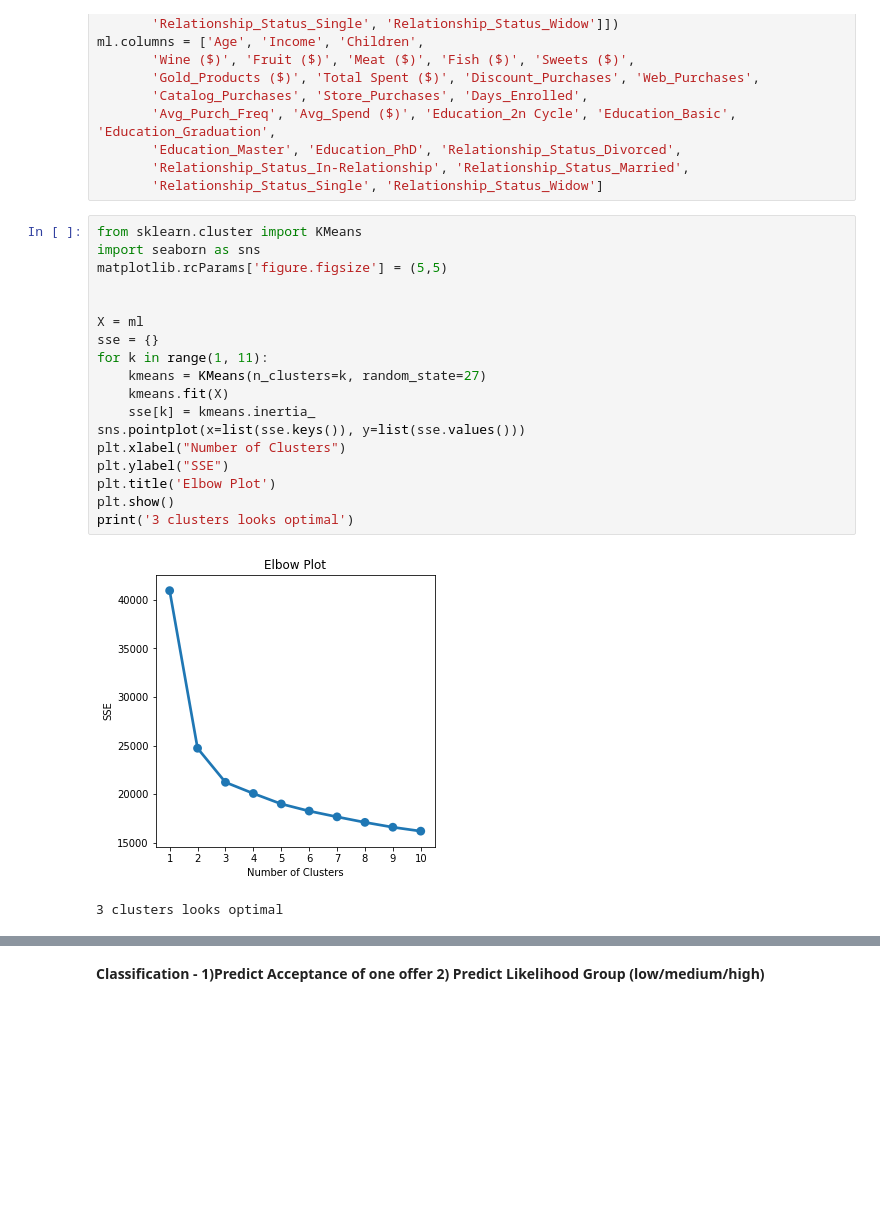
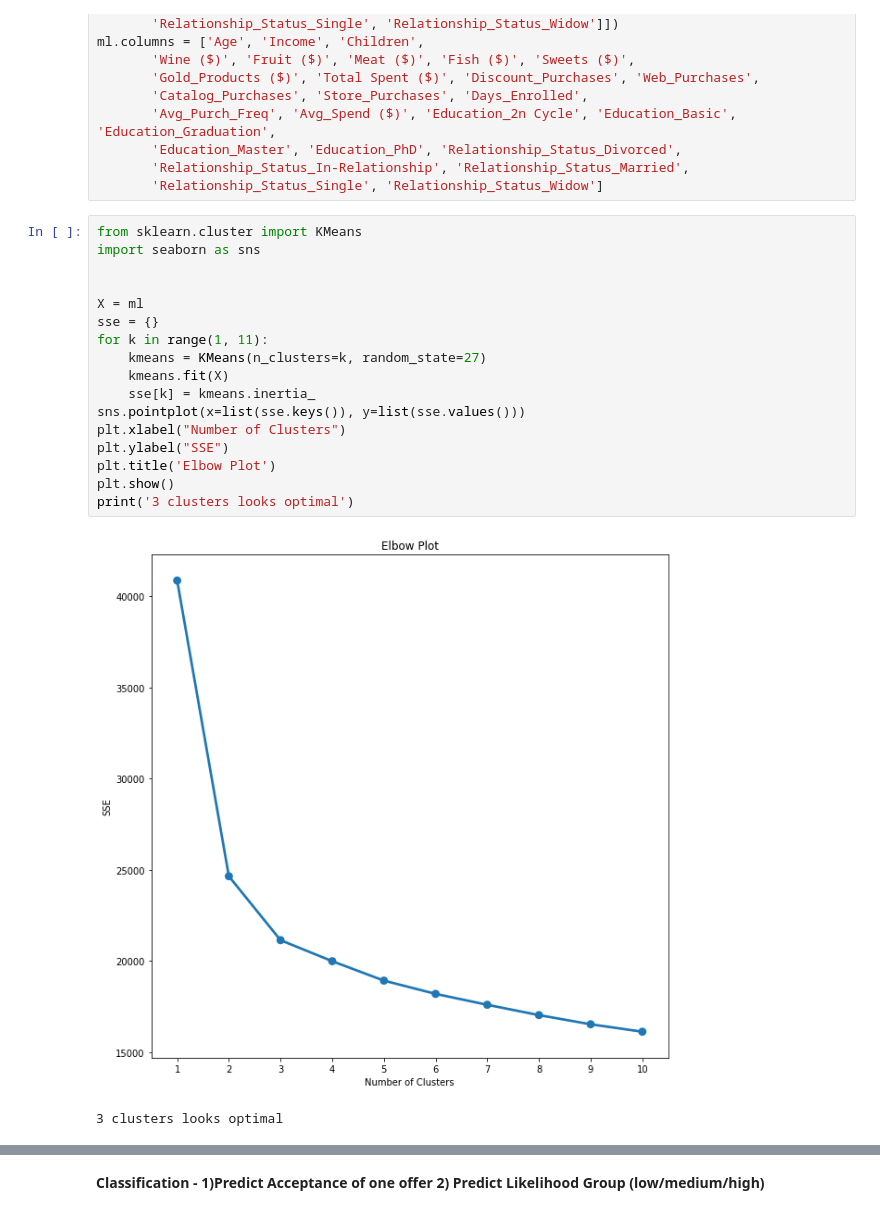
Before and after one commit to RachidRezzik/Market_Camp, a Jupyter notebook: Machine_Learning.ipynb, the cells around one changed output, grey strips where cells are left out. Cells and saved outputs as stored; diff of their text form; blank space fills up the shorter version.

```diff
--- a/Machine_Learning.ipynb
+++ b/Machine_Learning.ipynb
@@ -82,23 +82,22 @@ ml.columns = ['Age', 'Income', 'Children',
 # %%
 from sklearn.cluster import KMeans
 import seaborn as sns
-matplotlib.rcParams['figure.figsize'] = (5,5)
 
 
 X = ml
 sse = {}
 for k in range(1, 11):
     kmeans = KMeans(n_clusters=k, random_state=27)
     kmeans.fit(X)
     sse[k] = kmeans.inertia_
 sns.pointplot(x=list(sse.keys()), y=list(sse.values()))
 plt.xlabel("Number of Clusters")
 plt.ylabel("SSE")
 plt.title('Elbow Plot')
 plt.show()
 print('3 clusters looks optimal')
 # %% [output]
-[figure, old version]
+[figure, new version]
 3 clusters looks optimal
 # %%
 customer_clusters = pd.DataFrame(marketing[['Age', 'Income', 'Children',
```
Also changed, not shown: parts of 23 cells of this notebook, 5 other files.
